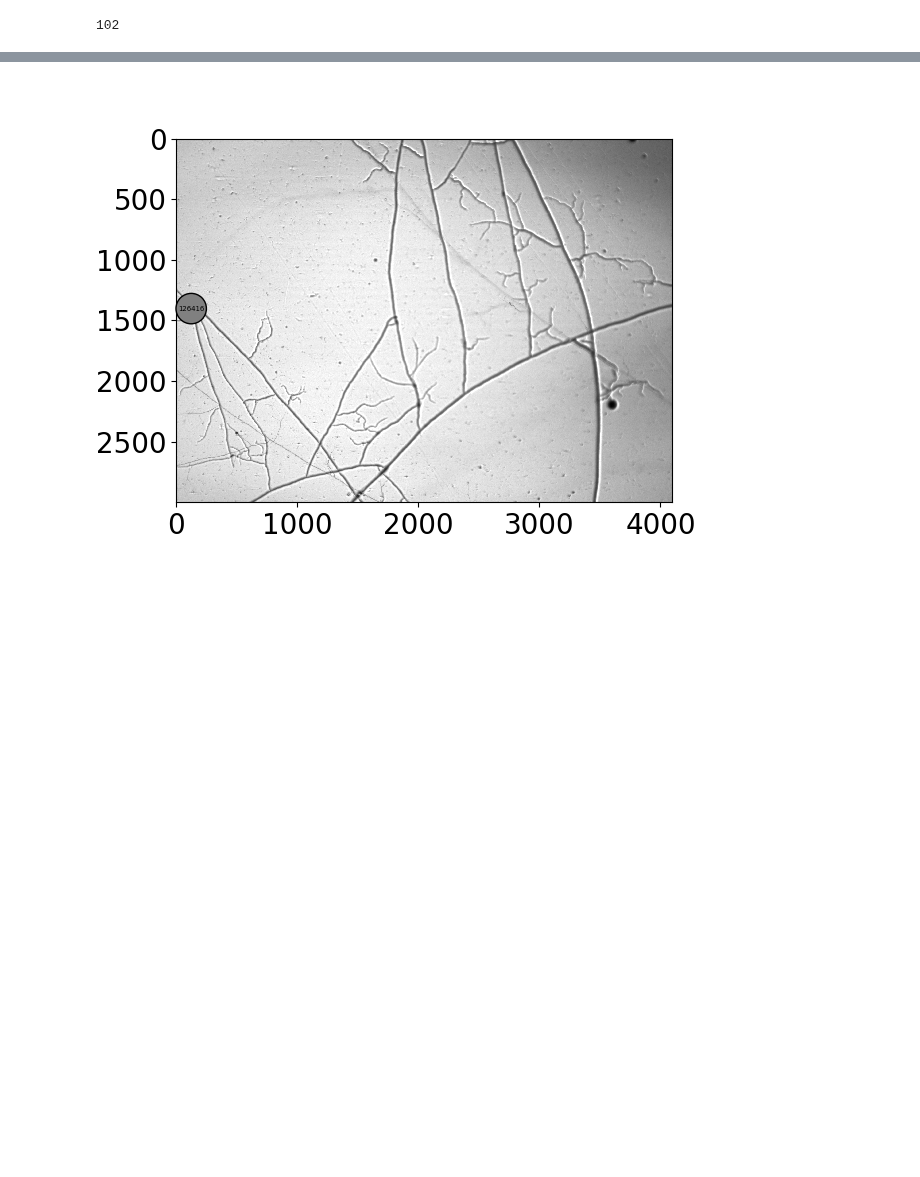
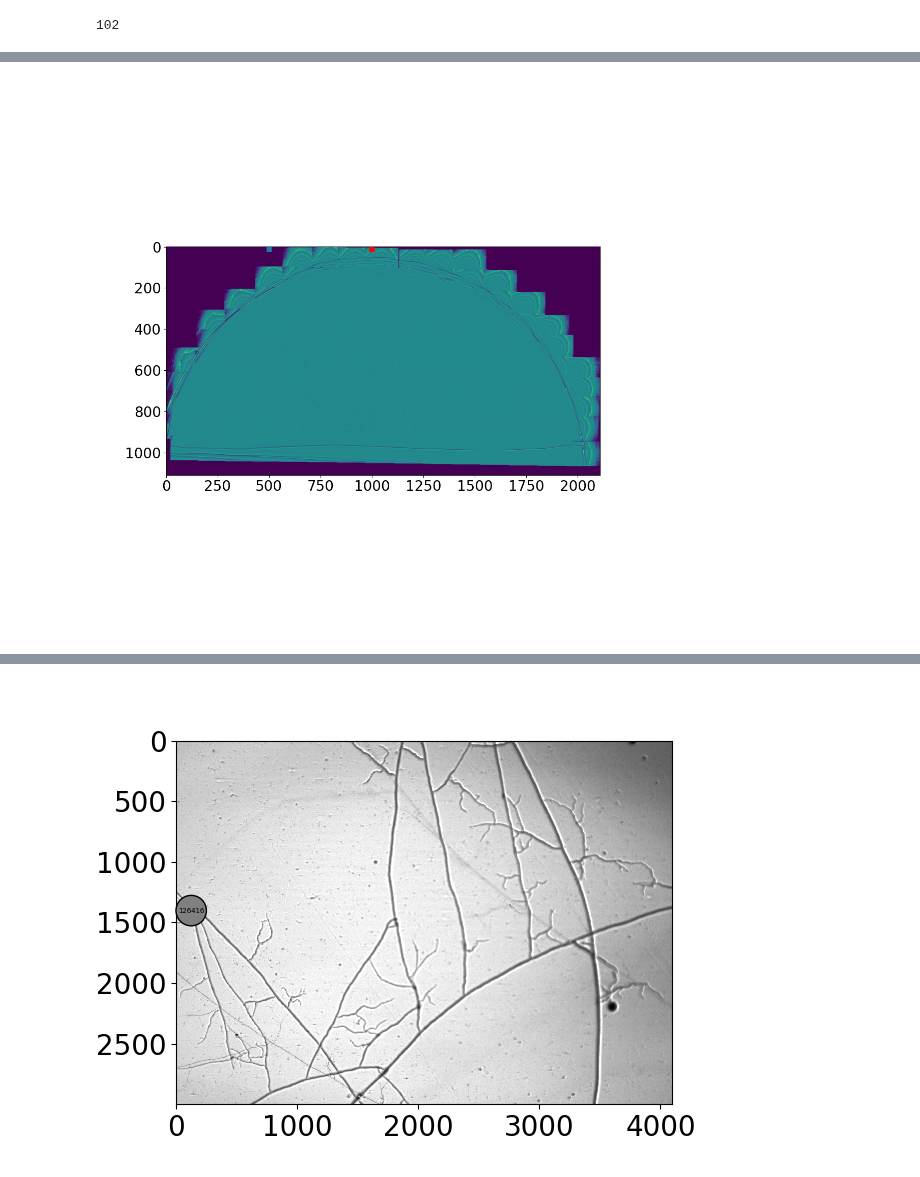
Before and after one commit to Cocopyth/AMFtrack, a Jupyter notebook: amftrack/pipeline/control/extract_study_zone_interactive.ipynb, the cells around one changed output, grey strips where cells are left out. Saved outputs shown, nothing was run; the diff lists cells and outputs as text; code cells hidden in the pictures; blank space fills up the shorter version.

```diff
--- a/amftrack/pipeline/control/extract_study_zone_interactive.ipynb
+++ b/amftrack/pipeline/control/extract_study_zone_interactive.ipynb
@@ -95,3 +89,12 @@ dr_orth, dr_center = get_study_zone(exp,dist,radius,i)
+# %%
+plt.close('all')
+i=25
+dist = 150
+radius = 1000
+compress = 25
+dr_orth, dr_center = get_study_zone(exp,dist,radius,i)
+# %% [output]
+[figure, added]
 # %%
 save_study_zone(dr_orth,dr_center,exp,i)
 # %%
```
Also changed, not shown: parts of 6 cells of this notebook, 24 other files.
